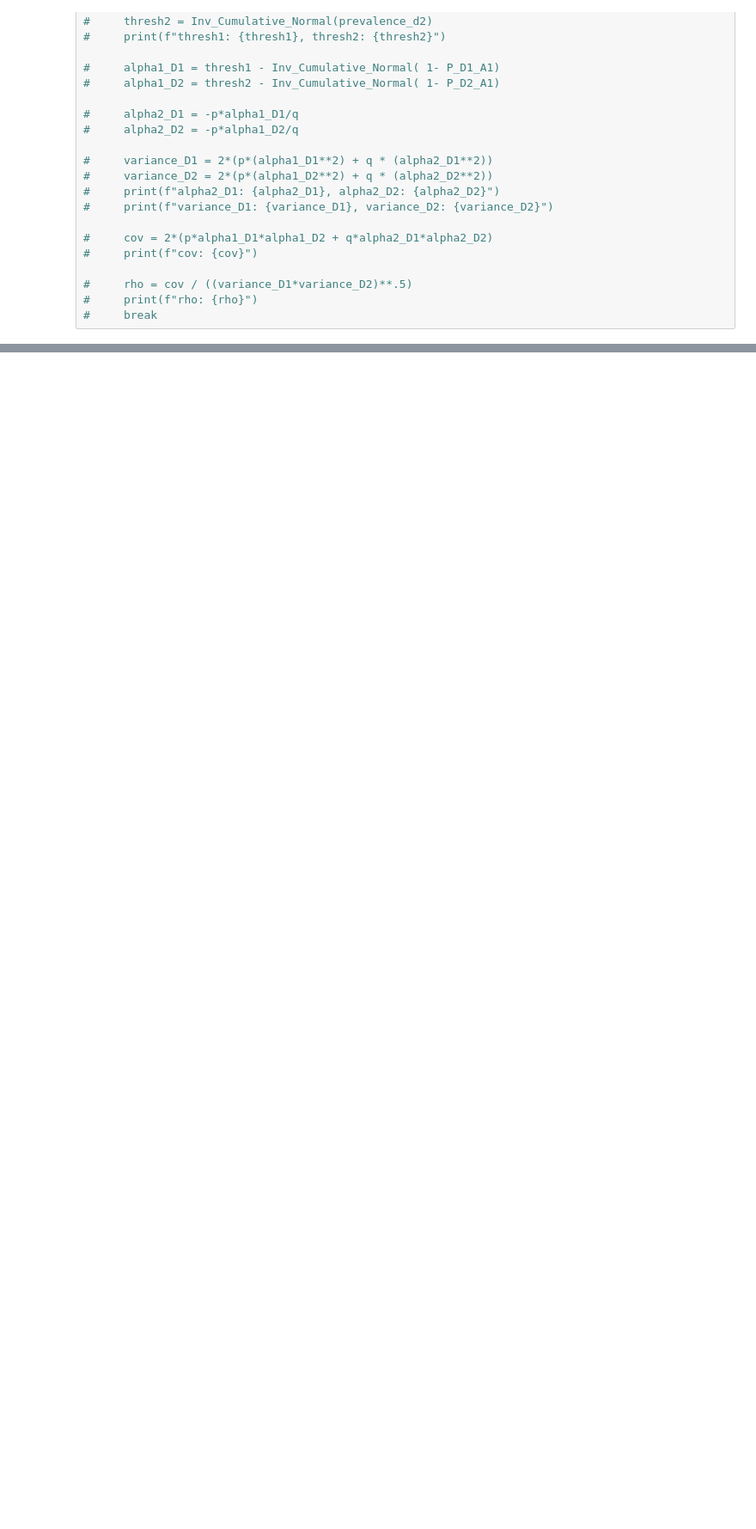
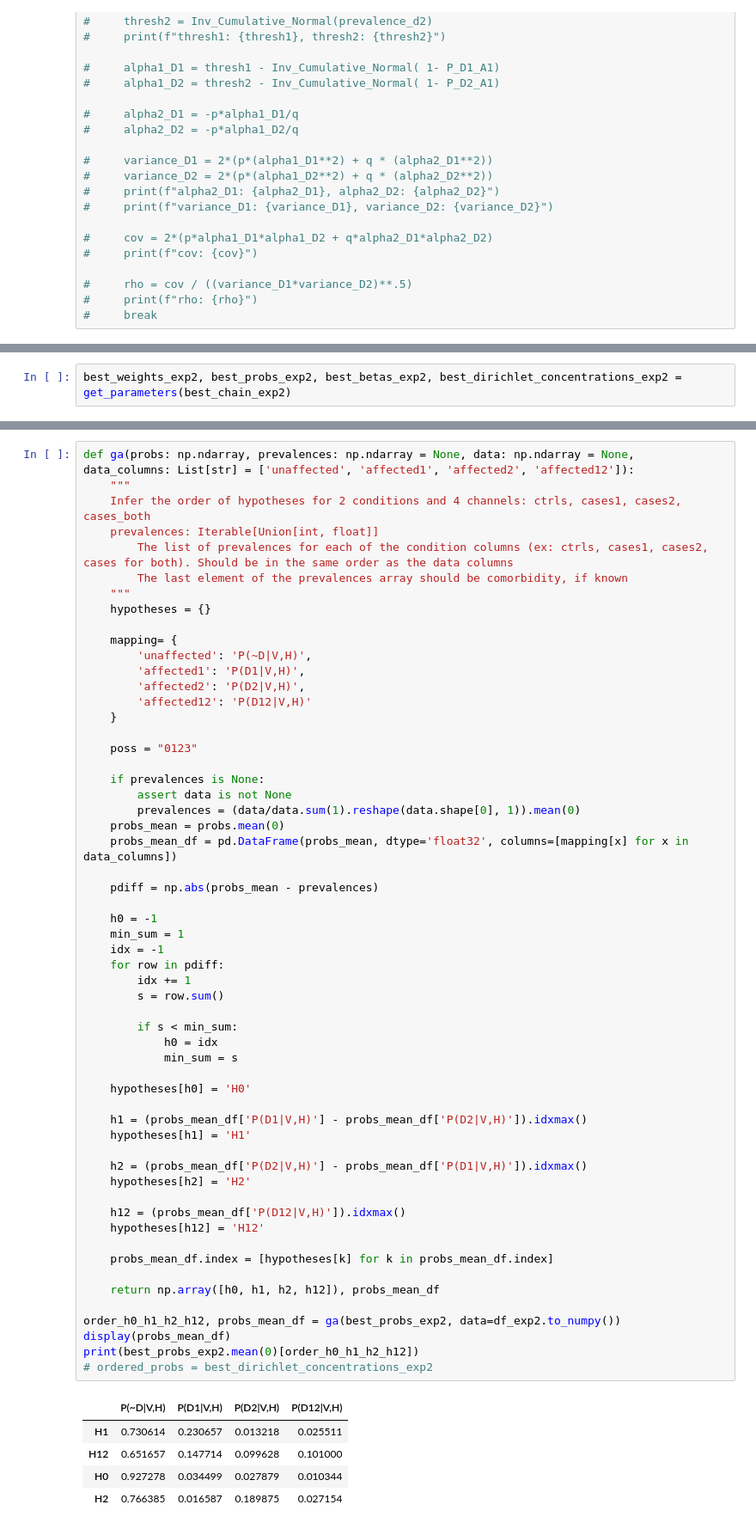
Before and after one commit to akotlar/multivariate-tada, a Jupyter notebook: project/sim6.ipynb, the cells around one changed output, grey strips where cells are left out. Shown at 86% size. Drawn from its saved outputs; the diff is of its cells as text; blank space fills up the shorter version.

```diff
--- a/project/sim6.ipynb
+++ b/project/sim6.ipynb
@@ -1005,0 +849,2 @@ NameError: name 'mean_df_exp2' is not defined
+# %%
+best_weights_exp2, best_probs_exp2, best_betas_exp2, best_dirichlet_concentrations_exp2 = get_parameters(best_chain_exp2)
@@ -1005,0 +858,63 @@ NameError: name 'mean_df_exp2' is not defined
+# %%
+def ga(probs: np.ndarray, prevalences: np.ndarray = None, data: np.ndarray = None, data_columns: List[str] = ['unaffected', 'affected1', 'affected2', 'affected12']):
+    """
+    Infer the order of hypotheses for 2 conditions and 4 channels: ctrls, cases1, cases2, cases_both
+    prevalences: Iterable[Union[int, float]]
+        The list of prevalences for each of the condition columns (ex: ctrls, cases1, cases2, cases for both). Should be in the same order as the data columns
+        The last element of the prevalences array should be comorbidity, if known
+    """
+    hypotheses = {}
+
+    mapping= {
+        'unaffected': 'P(~D|V,H)',
+        'affected1': 'P(D1|V,H)',
+        'affected2': 'P(D2|V,H)',
+        'affected12': 'P(D12|V,H)'
+    }
+
+    poss = "0123"
+
+    if prevalences is None:
+        assert data is not None
+        prevalences = (data/data.sum(1).reshape(data.shape[0], 1)).mean(0)
+    probs_mean = probs.mean(0)
+    probs_mean_df = pd.DataFrame(probs_mean, dtype='float32', columns=[mapping[x] for x in data_columns])
+
+    pdiff = np.abs(probs_mean - prevalences)
+
+    h0 = -1
+    min_sum = 1
+    idx = -1
+    for row in pdiff:
+        idx += 1
+        s = row.sum()
+
+        if s < min_sum:
+            h0 = idx
+            min_sum = s
+
+    hypotheses[h0] = 'H0'
+
+    h1 = (probs_mean_df['P(D1|V,H)'] - probs_mean_df['P(D2|V,H)']).idxmax()
+    hypotheses[h1] = 'H1'
+
+    h2 = (probs_mean_df['P(D2|V,H)'] - probs_mean_df['P(D1|V,H)']).idxmax()
+    hypotheses[h2] = 'H2'
+
+    h12 = (probs_mean_df['P(D12|V,H)']).idxmax()
+    hypotheses[h12] = 'H12'
+
+    probs_mean_df.index = [hypotheses[k] for k in probs_mean_df.index]
+
+    return np.array([h0, h1, h2, h12]), probs_mean_df
+
+order_h0_h1_h2_h12, probs_mean_df = ga(best_probs_exp2, data=df_exp2.to_numpy())
+display(probs_mean_df)
+print(best_probs_exp2.mean(0)[order_h0_h1_h2_h12])
+# ordered_probs = best_dirichlet_concentrations_exp2
+# %% [output]
+|  | P(~D|V,H) | P(D1|V,H) | P(D2|V,H) | P(D12|V,H) |
+| H1 | 0.730614 | 0.230657 | 0.013218 | 0.025511 |
+| H12 | 0.651657 | 0.147714 | 0.099628 | 0.101000 |
+| H0 | 0.927278 | 0.034499 | 0.027879 | 0.010344 |
+| H2 | 0.766385 | 0.016587 | 0.189875 | 0.027154 |
```
Also changed, not shown: parts of 65 cells of this notebook, 2 other files.
